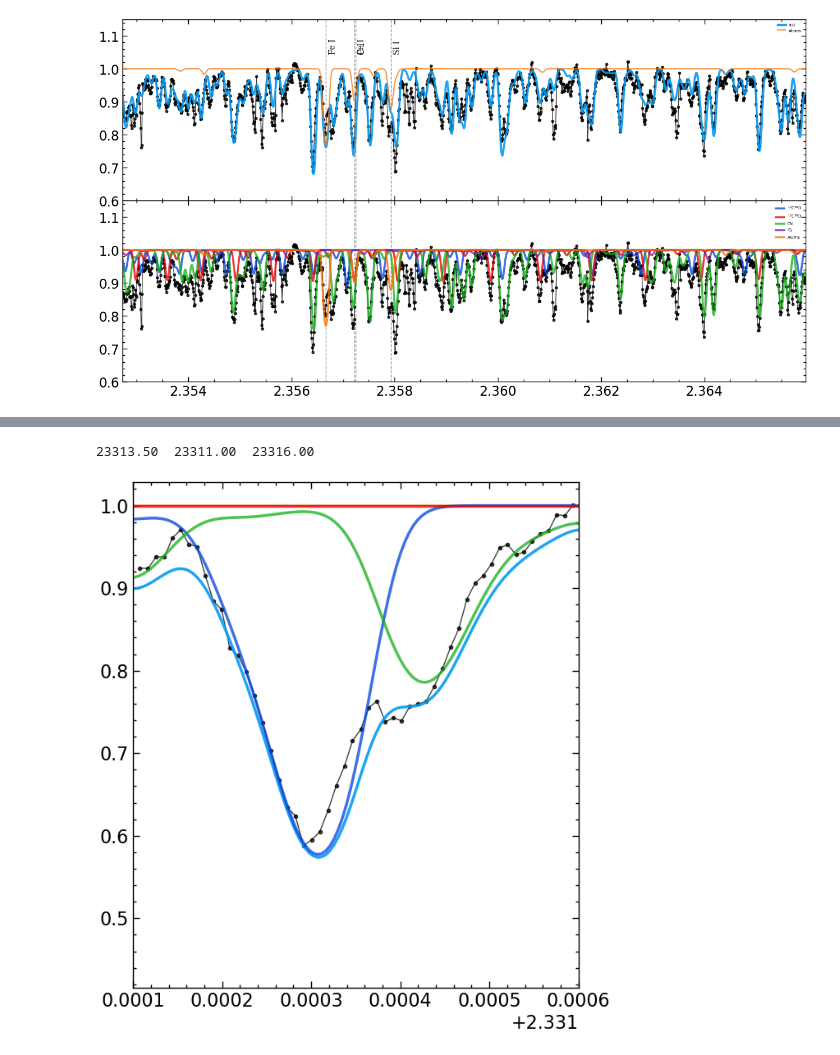
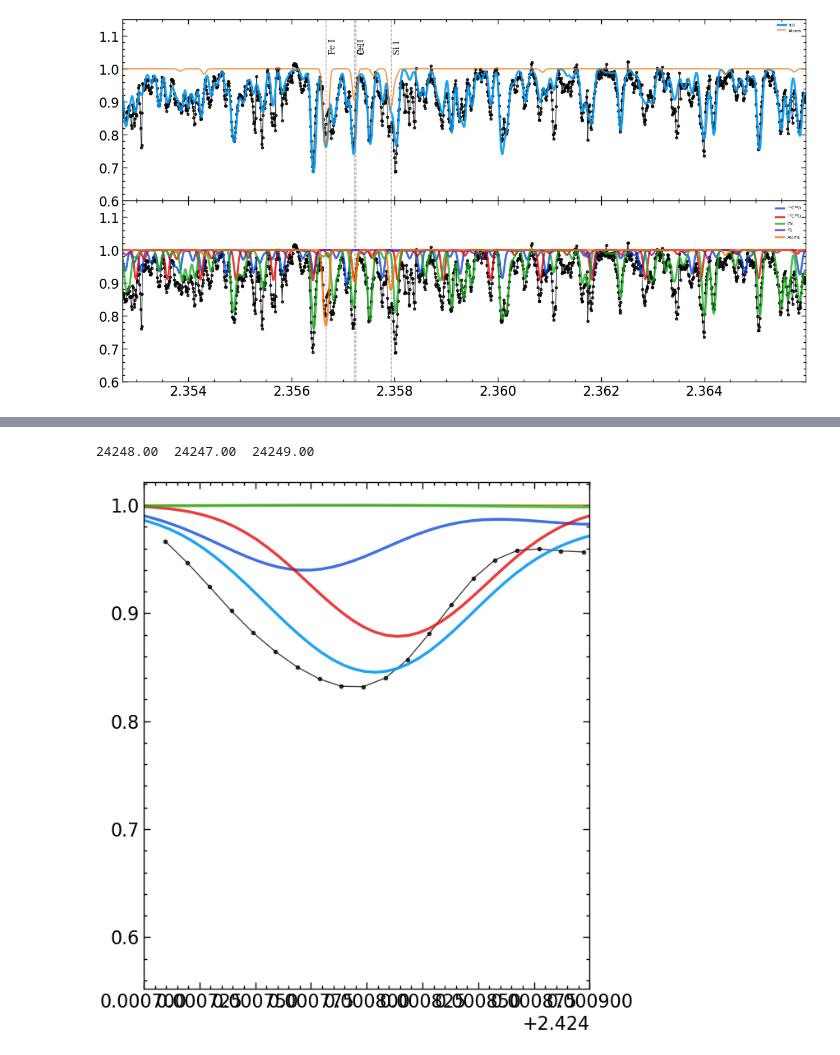
Before and after one commit to advaitmehla/TSFitPy, a Jupyter notebook: lineranges/HD182040.ipynb, the cells around one changed output, grey strips where cells are left out. Drawn from its saved outputs; the diff is of its cells as text; code cells hidden in the pictures.

```diff
--- a/lineranges/HD182040.ipynb
+++ b/lineranges/HD182040.ipynb
@@ -20,3 +23,12 @@ obs_wave, obs_flux, obs_err = observed_data[0], observed_data[1], observed_data[
+# %%
+from scipy import signal
+fs = 100000
+fc = 14000  # Cut-off frequency of the filter
+w = fc / (fs / 2) # Normalize the frequency
+b, a = signal.butter(5, w, 'low')
+fluxcorr = signal.filtfilt(b, a, fluxcorr)
+observed_file = f"{observed_path}/{star}_clean.txt"
+np.savetxt(observed_file, np.array([obs_wave, obs_flux, obs_err]).T , fmt = '%.4f %.4f %.4f', delimiter = ' ')
 # %%
 lists = {}
 basepath = "../input_files/linelists/individual/"
@@ -534,19 +572,19 @@ NameError: name 'mid' is not defined
 # %%
 plt.figure(figsize=(7, 8))
-l, r = 23311,  23316
+l, r = 24247, 24249
 l, r = l*1e-4, r*1e-4
 mask = (wavecorr > l) & (wavecorr < r)
 plt.xlim(l,r)
 
 plt.plot(wavecorr[mask], fluxcorr[mask], "k.-", lw = 1, alpha=0.75)
 plt.plot(wavelength*1e-4, syntflux_all, lw = 2.5, c = 'xkcd:azure', alpha = 0.9, label = r"full")
 plt.plot(wavelength*1e-4, syntflux_atoms, lw = 1.5, c = 'xkcd:orange', alpha = 0.76, label = "Atoms")
 plt.plot(wavelength*1e-4, syntflux_CO16, lw = 2.5, c = 'xkcd:blue', alpha = 0.76, label = r"$^{12}$C$^{16}$O")
 plt.plot(wavelength*1e-4, syntflux_CO18, lw = 2.5, c = 'xkcd:red', alpha = 0.76, label = r"$^{12}$C$^{18}$O")
 plt.plot(wavelength*1e-4, syntflux_CN, lw = 2.5, c = 'xkcd:green', alpha = 0.76, label = "CN")
 l, r = l*1e4, r*1e4
 c = 0.5*(l+r)
 print(f"{c:.2f}  {l:.2f}  {r:.2f}")
 # %% [output]
-23313.50  23311.00  23316.00
+24248.00  24247.00  24249.00
-[figure, old version]
+[figure, new version]
```
Also changed, not shown: parts of 7 cells of this notebook, 29 other files.
